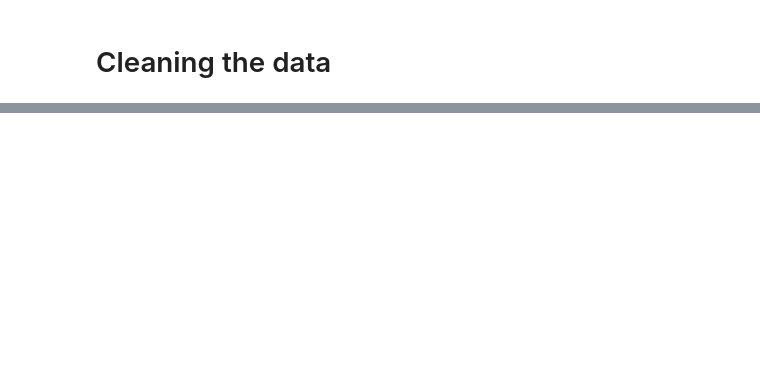
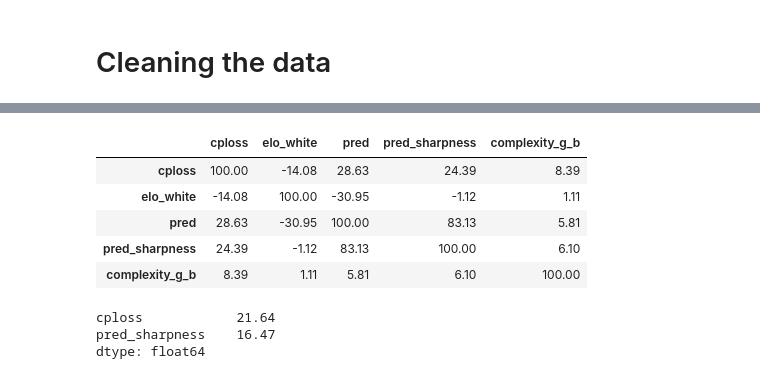
Before and after one commit to cgoldammer/chess-analysis, a Jupyter notebook: position_sharpness.ipynb, the cells around one changed output, grey strips where cells are left out. Saved outputs shown, nothing was run; the diff lists cells and outputs as text; code cells hidden in the pictures; blank space fills up the shorter version.

```diff
--- a/position_sharpness.ipynb
+++ b/position_sharpness.ipynb
@@ -330,0 +294,6 @@ game_means[cols].tail(10)
+# %%
+outcomes = ['cploss', 'is_blunder']
+stds = df_train[outcomes].std()
+Y_train = np.array(df_train[outcomes] / stds)
+Y_val = np.array(df_val[outcomes] / stds)
+n_covars = X_train.shape[1]
@@ -330,0 +310,10 @@ game_means[cols].tail(10)
+# %%
+model = keras.Sequential([
+    layers.Dense(100, activation='relu', input_shape=[n_covars]) , #, ,
+    keras.layers.Dropout(0.5),
+    #LeakyReLU(alpha=0.05),
+    layers.Dense(5, activation='sigmoid'),
+    #keras.layers.Dropout(0.2),
+    keras.layers.Dense(Y_train.shape[1])
+])
+model.summary()
@@ -330,0 +337,4 @@ game_means[cols].tail(10)
+# %%
+optimizer = tf.keras.optimizers.Adamax(lr=0.03, beta_1=0.9, beta_2=0.999, epsilon=None, decay=0.0)
+model.compile(loss='mse', optimizer=optimizer, metrics=['mae', 'mse'])
+model.build()
@@ -330,0 +370,20 @@ game_means[cols].tail(10)
+# %%
+ELO_ELITE = 2800
+df_val['pred'] = model.predict(X_val)[:, 0] * stds['cploss']
+X_val_2 = X_val.copy()
+X_val_2[:, -1] = ELO_ELITE / ELO_SCALE
+df_val['pred_sharpness'] = model.predict(X_val_2)[:, 0] * stds['cploss']
+df_val.query('is_white')[['cploss', 'elo_white', 'pred', 'pred_sharpness']].corr() * 100
+# %% [output]
+|  | cploss | elo_white | pred | pred_sharpness | complexity_g_b |
+| cploss | 100.00 | -14.08 | 28.63 | 24.39 | 8.39 |
+| elo_white | -14.08 | 100.00 | -30.95 | -1.12 | 1.11 |
+| pred | 28.63 | -30.95 | 100.00 | 83.13 | 5.81 |
+| pred_sharpness | 24.39 | -1.12 | 83.13 | 100.00 | 6.10 |
+| complexity_g_b | 8.39 | 1.11 | 5.81 | 6.10 | 100.00 |
+# %%
+df_val[['cploss', 'pred_sharpness']].mean()
+# %% [output]
+cploss            21.64
+pred_sharpness    16.47
+dtype: float64
```
Also changed, not shown: parts of 95 cells of this notebook.
